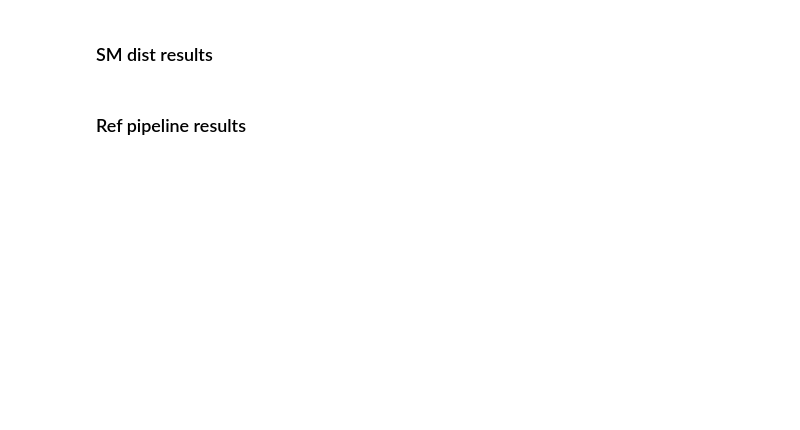
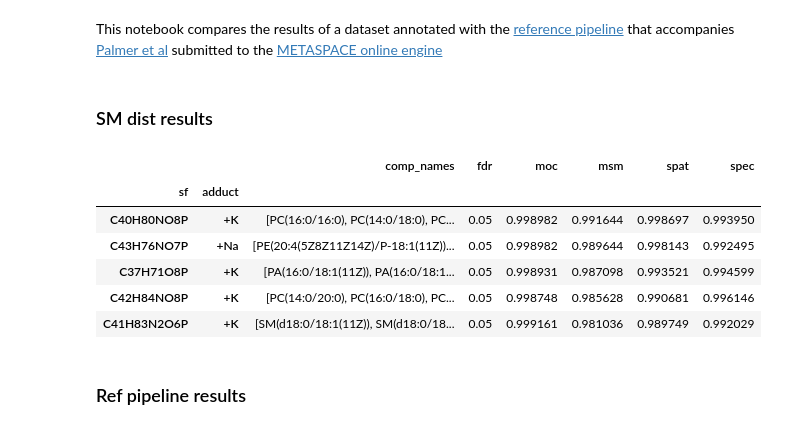
Before and after one commit to metaspace2020/metaspace, a Jupyter notebook: metaspace/python-client/example/compare-reference-engine-results.ipynb, the cells around one changed output. Cells and saved outputs as stored; diff of their text form; code cells hidden in the pictures; blank space fills up the shorter version.

```diff
--- a/metaspace/python-client/example/compare-reference-engine-results.ipynb
+++ b/metaspace/python-client/example/compare-reference-engine-results.ipynb
@@ -12,12 +14,22 @@ ImportError: No module named sm_annotation_utils
+# %% [markdown]
+This notebook compares the results of a dataset annotated with the [reference pipeline](https://github.com/alexandrovteam/pySM) that accompanies [Palmer et al](http://www.nature.com/nmeth/journal/v14/n1/abs/nmeth.4072.html) submitted to the [METASPACE online engine](http://annotate.metaspace2020.eu/)
 # %% [markdown]
 ### SM dist results
 # %%
 # Results obtained from the sm-engine
-config = 'config.yml'
-dataset_name = "MBa2s1"
-remote_instance = sm_annotation_utils.SMInstance(config)
-remote_results = remote_instance.dataset(dataset_name)
-remote_df = remote_results.results()
+dataset_name = "UoR1//Brain01_Bregma-3-88b_centroid"
+remote_instance = sm_annotation_utils.SMInstance()
+remote_results = remote_instance.dataset(name=dataset_name)
+remote_df = remote_results.results(database='HMDB')
+remote_df.head()
+# %% [output]
+|  |  | comp_names | fdr | moc | msm | spat | spec |
+| sf | adduct |  |  |  |  |  |  |
+| C40H80NO8P | +K | [PC(16:0/16:0), PC(14:0/18:0), PC... | 0.05 | 0.998982 | 0.991644 | 0.998697 | 0.993950 |
+| C43H76NO7P | +Na | [PE(20:4(5Z8Z11Z14Z)/P-18:1(11Z))... | 0.05 | 0.998982 | 0.989644 | 0.998143 | 0.992495 |
+| C37H71O8P | +K | [PA(16:0/18:1(11Z)), PA(16:0/18:1... | 0.05 | 0.998931 | 0.987098 | 0.993521 | 0.994599 |
+| C42H84NO8P | +K | [PC(14:0/20:0), PC(16:0/18:0), PC... | 0.05 | 0.998748 | 0.985628 | 0.990681 | 0.996146 |
+| C41H83N2O6P | +K | [SM(d18:0/18:1(11Z)), SM(d18:0/18... | 0.05 | 0.999161 | 0.981036 | 0.989749 | 0.992029 |
 # %% [markdown]
 ### Ref pipeline results
 # %%
```
Also changed, not shown: parts of 3 cells of this notebook, 4 other files.
